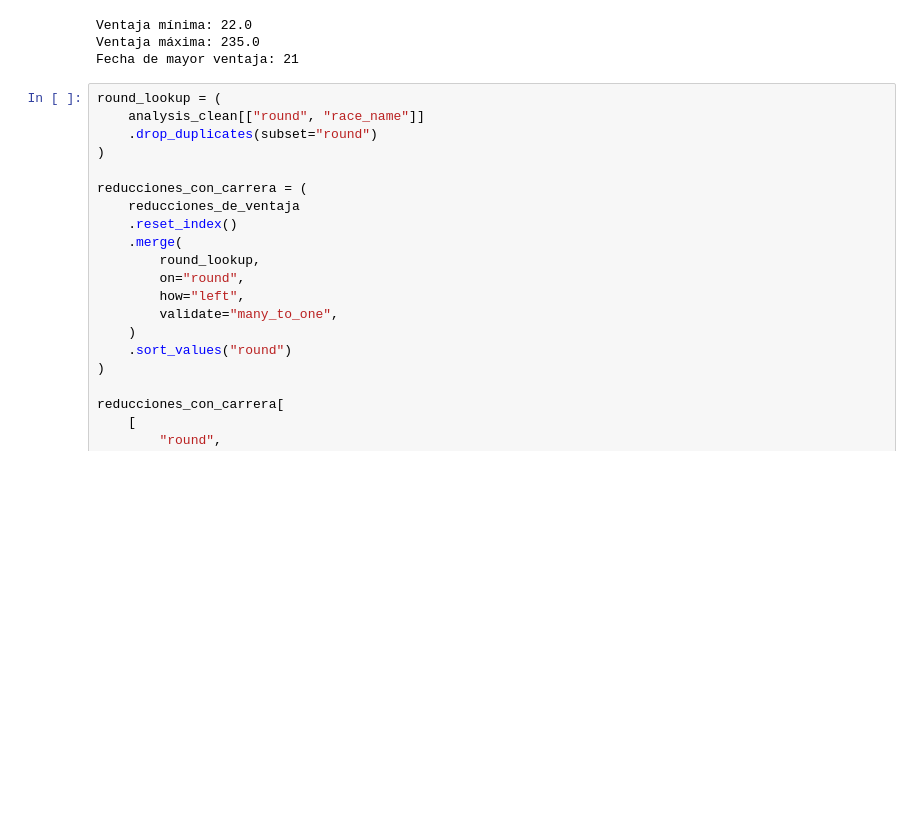
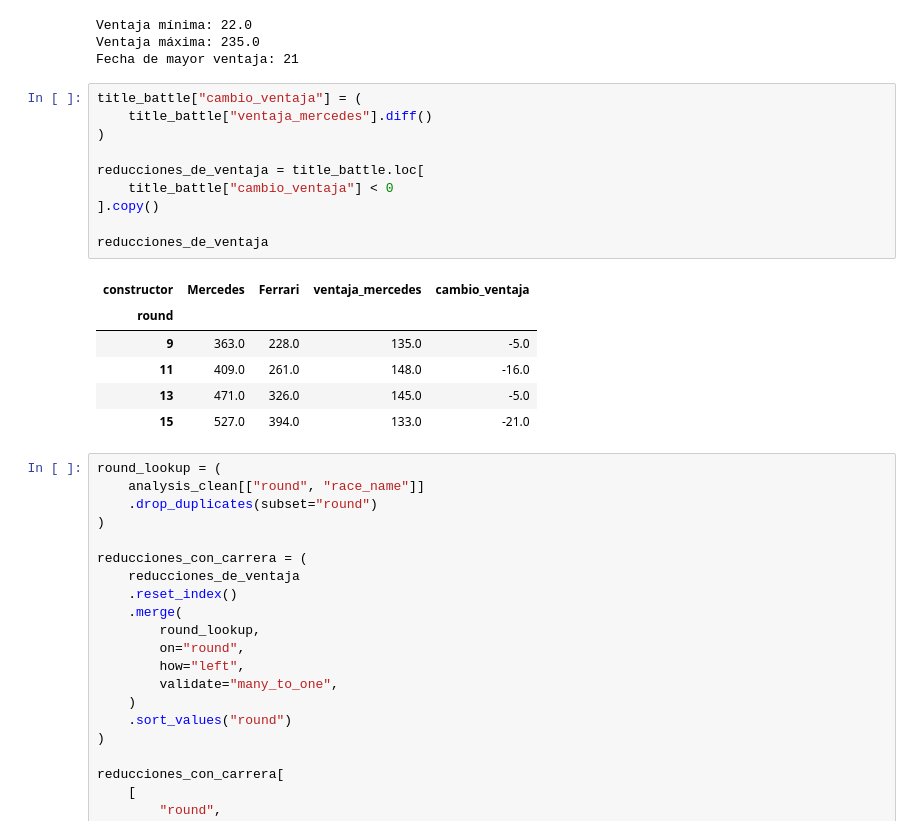
Before and after one commit to Marcos1750/f1-performance-explorer, a Jupyter notebook: notebooks/f1_performance_explorer.ipynb, the cells around one changed output. Cells and saved outputs as stored; diff of their text form; blank space fills up the shorter version.

```diff
--- a/notebooks/f1_performance_explorer.ipynb
+++ b/notebooks/f1_performance_explorer.ipynb
@@ -1279,6 +1264,23 @@ print(
 Ventaja mínima: 22.0
 Ventaja máxima: 235.0
 Fecha de mayor ventaja: 21
+# %%
+title_battle["cambio_ventaja"] = (
+    title_battle["ventaja_mercedes"].diff()
+)
+
+reducciones_de_ventaja = title_battle.loc[
+    title_battle["cambio_ventaja"] < 0
+].copy()
+
+reducciones_de_ventaja
+# %% [output]
+| constructor | Mercedes | Ferrari | ventaja_mercedes | cambio_ventaja |
+| round |  |  |  |  |
+| 9 | 363.0 | 228.0 | 135.0 | -5.0 |
+| 11 | 409.0 | 261.0 | 148.0 | -16.0 |
+| 13 | 471.0 | 326.0 | 145.0 | -5.0 |
+| 15 | 527.0 | 394.0 | 133.0 | -21.0 |
 # %%
 round_lookup = (
     analysis_clean[["round", "race_name"]]
```
Also changed, not shown: parts of 23 cells of this notebook, 1 other file.
